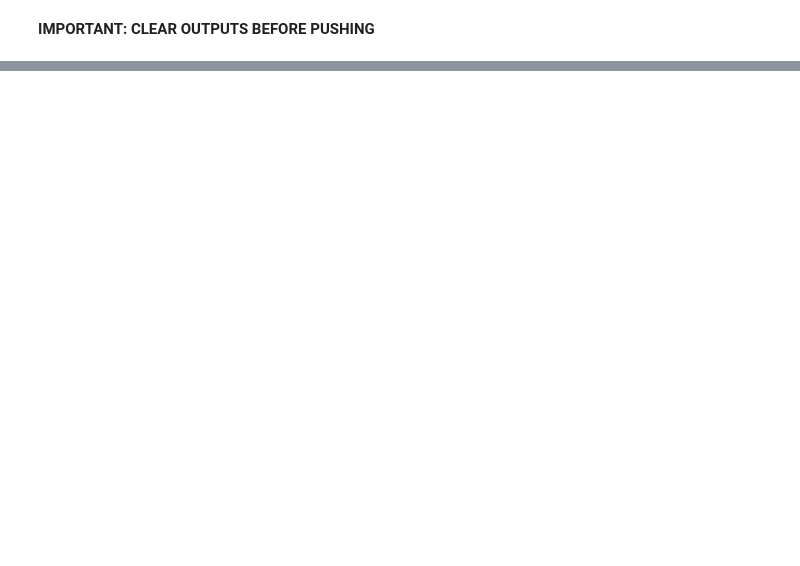
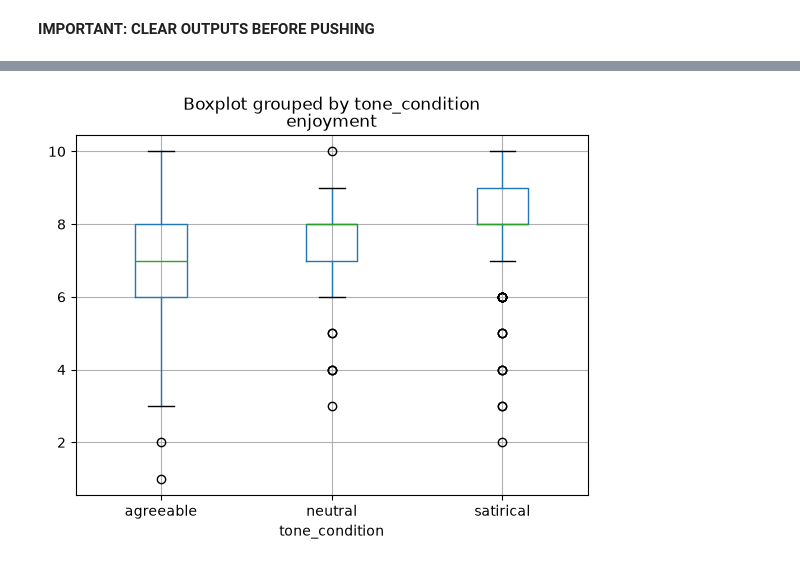
Before and after one commit to behavioral-data/derad-agent, a Jupyter notebook: study/data_analysis/daily_survey.ipynb, the cells around one changed output, grey strips where cells are left out. Drawn from its saved outputs; the diff is of its cells as text; code cells hidden in the pictures; blank space fills up the shorter version.

```diff
--- a/study/data_analysis/daily_survey.ipynb
+++ b/study/data_analysis/daily_survey.ipynb
@@ -95,3 +171,14 @@ daily_survey_df_final.head(10)
 # %%
-informativeness_boxplot = daily_survey_df_full.boxplot(column='enjoyment', by='tone_condition')
+import matplotlib.pyplot as plt
+
+plt.style.use('default')
+style = {
+    'boxprops': {'color': 'tab:blue'},
+    'whiskerprops': {'color': 'tab:blue'},
+    'medianprops': {'color': 'tab:green'}
+}
+enjoyment_boxplot = daily_survey_df_full.boxplot(column='enjoyment', by='tone_condition', **style)
+plt.savefig("enjoyment_boxplot.png", bbox_inches='tight', dpi=300)
+# %% [output]
+[figure, added]
 # %%
```
Also changed, not shown: parts of 13 cells of this notebook, 9 other files.
